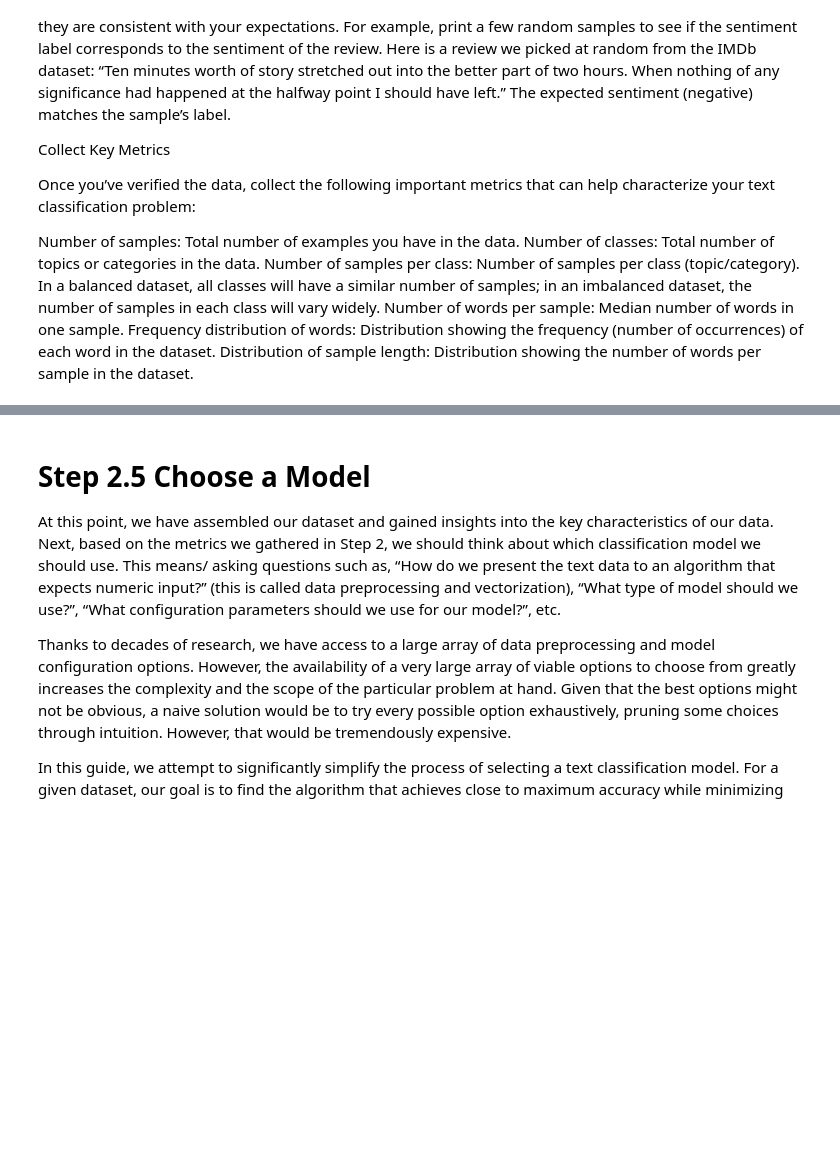
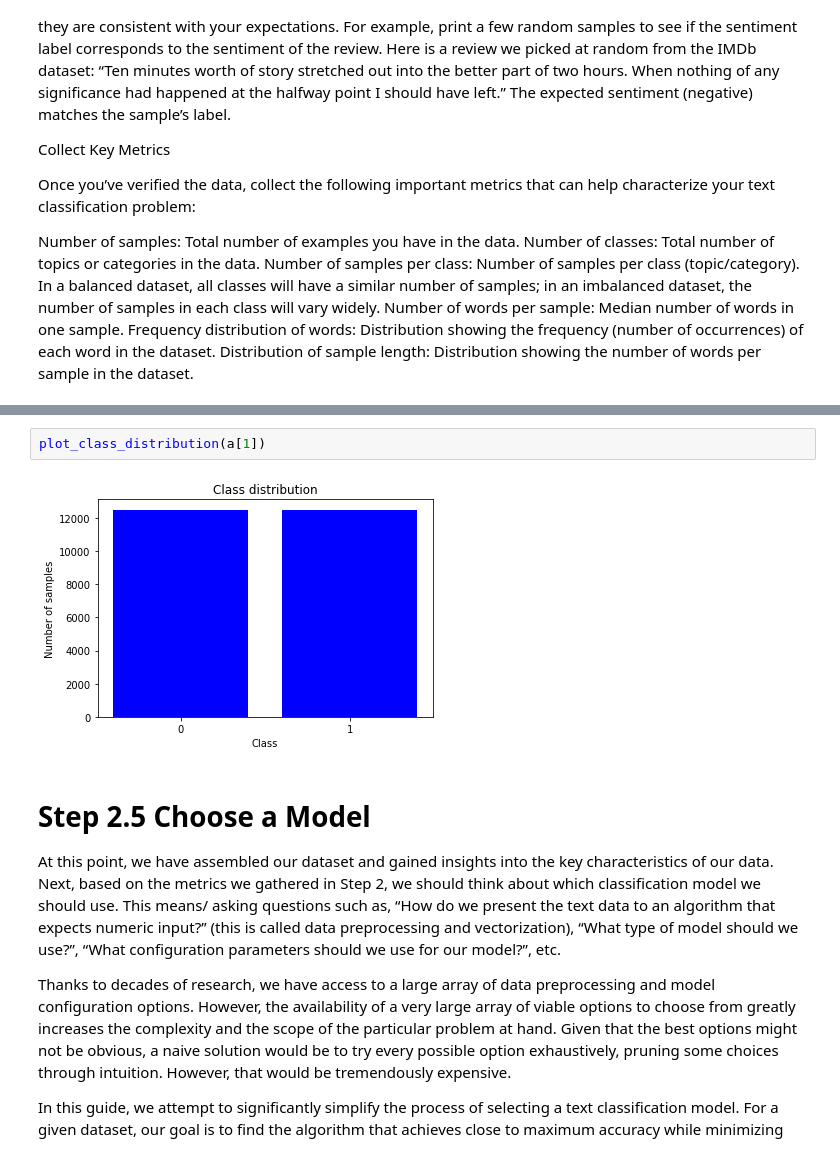
Before and after one commit to MysticMonika/TextClassification, a Jupyter notebook: TextClassification.ipynb, the cells around one changed output, grey strips where cells are left out. Drawn from its saved outputs; the diff is of its cells as text; blank space fills up the shorter version.

```diff
--- a/TextClassification.ipynb
+++ b/TextClassification.ipynb
@@ -222,3 +235,7 @@ plot_sample_length_distribution('25')
+# %%
+plot_class_distribution(a[1])
+# %% [output]
+[figure, added]
 # %% [markdown]
 # Step 2.5 Choose a Model
 
```
Also changed, not shown: parts of 19 cells of this notebook.
